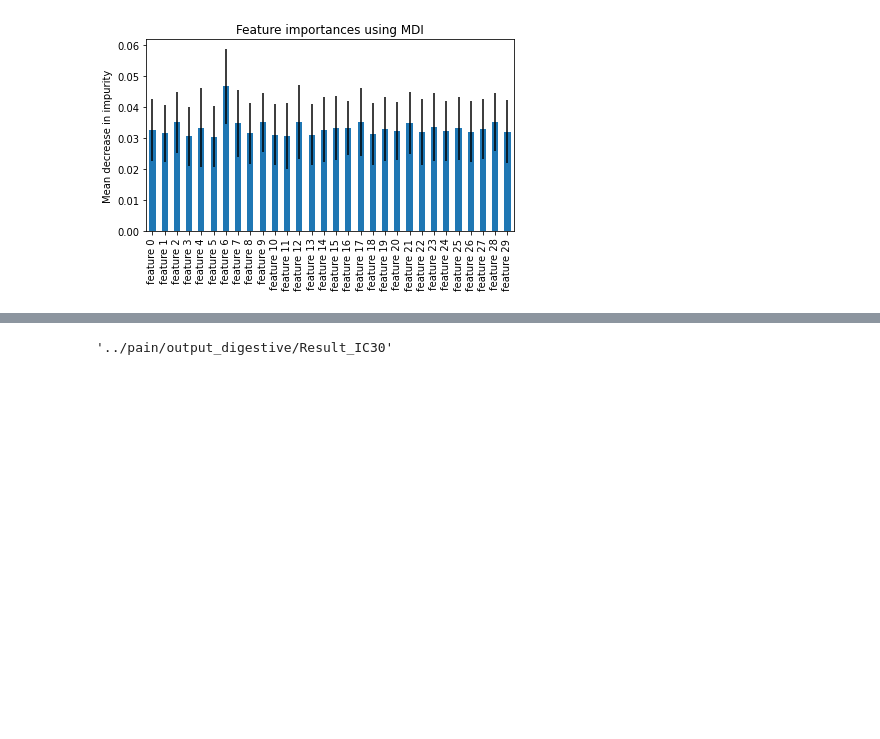
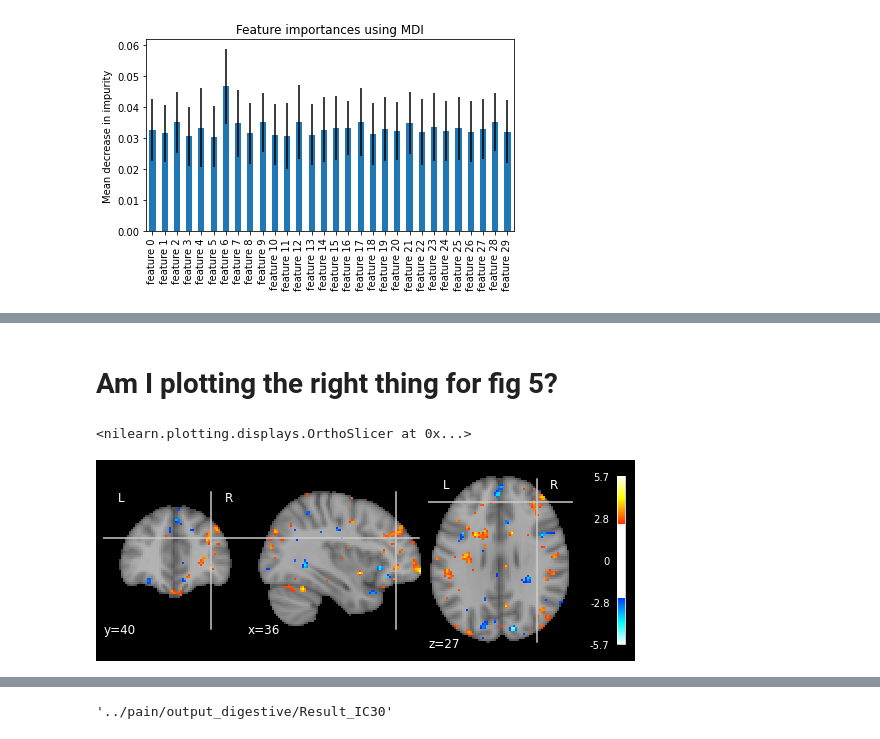
Before and after one commit to syzhang/bfl_extract, a Jupyter notebook: dev_clf.ipynb, the cells around one changed output, grey strips where cells are left out. Saved outputs shown, nothing was run; the diff lists cells and outputs as text; code cells hidden in the pictures; blank space fills up the shorter version.

```diff
--- a/dev_clf.ipynb
+++ b/dev_clf.ipynb
@@ -204,0 +225,4 @@ fig.tight_layout()
+# %%
+# df_mod = np.load(os.path.join(data_dir, 'flica_mod6_Z.npy'))
+df_mod = np.load(os.path.join(data_dir, 'flica_mod12_Z.npy'))
+# df_mod = np.load(os.path.join(data_dir, 'flica_mod2_Z.npy'))
@@ -204,0 +235,6 @@ fig.tight_layout()
+# %%
+# img_data = df_mod[:,6]
+# img_data = df_mod[:,12]
+# img_data = df_mod[:,16]
+img_data = df_mod.mean(axis=1)
+mask_data = load_mask(img_data)
@@ -204,0 +251,2 @@ fig.tight_layout()
+# %%
+mask_data = mask_img.get_data()
@@ -204,0 +273,7 @@ fig.tight_layout()
+# %% [markdown]
+# Am I plotting the right thing for fig 5?
+# %%
+plot_stat_map(img_reshape_ni, bg_img=mask_path, threshold=2.5) # feature6
+# %% [output]
+<nilearn.plotting.displays.OrthoSlicer at 0x...>
+[figure, added]
```
Also changed, not shown: parts of 36 cells of this notebook.
